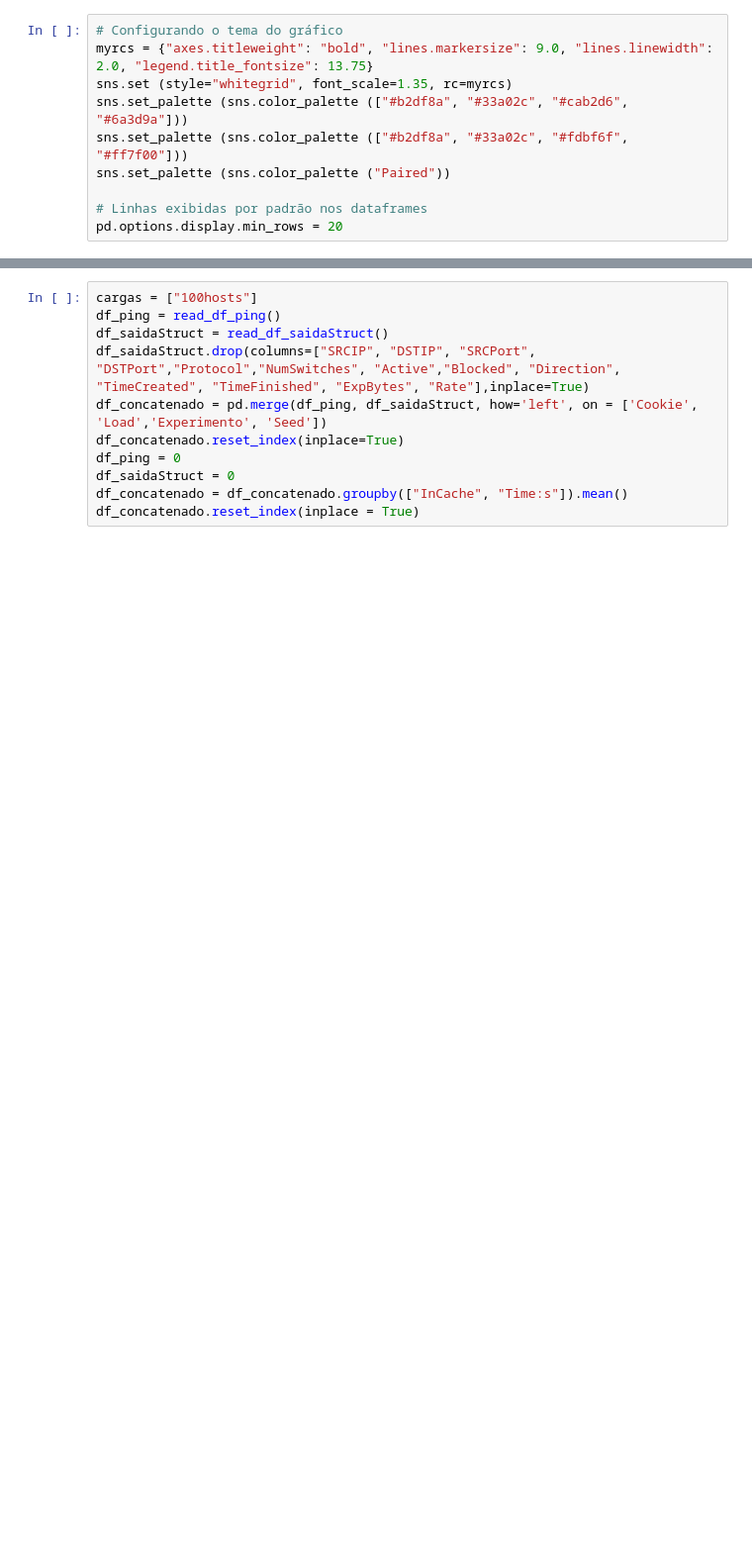
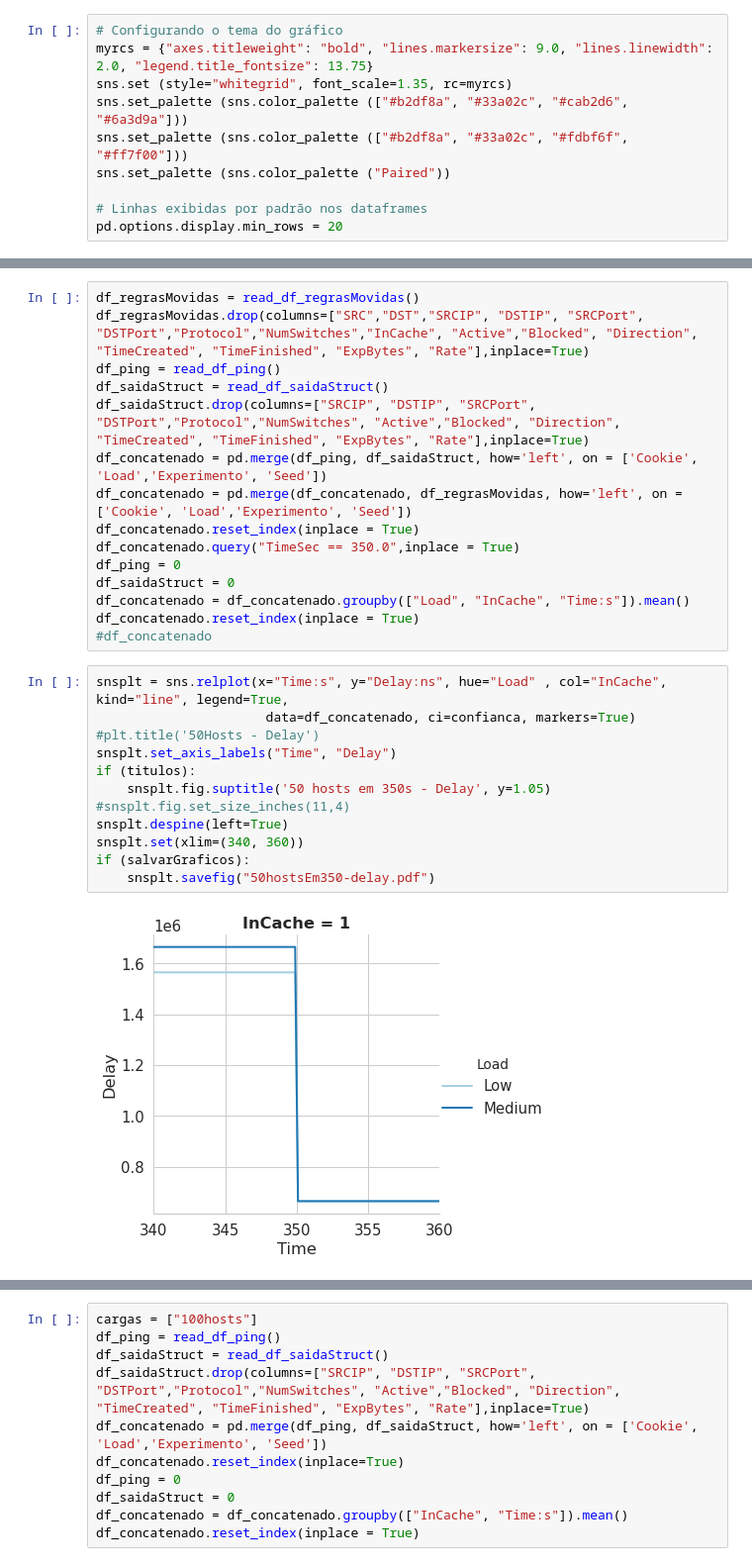
Before and after one commit to pedrobellotti/iperftestes, a Jupyter notebook: Simulacao/NovoArtigo/analisePingNovo.ipynb, the cells around one changed output, grey strips where cells are left out. Shown at 99% size. Saved outputs shown, nothing was run; the diff lists cells and outputs as text; blank space fills up the shorter version.

```diff
--- a/Simulacao/NovoArtigo/analisePingNovo.ipynb
+++ b/Simulacao/NovoArtigo/analisePingNovo.ipynb
@@ -100,2 +115,31 @@ def read_df_ping ():
     df_read.rename({"50hosts": "Low", "100hosts": "Medium", "150hosts": "High"}, inplace=True)
     return df_read
+# %%
+df_regrasMovidas = read_df_regrasMovidas()
+df_regrasMovidas.drop(columns=["SRC","DST","SRCIP", "DSTIP", "SRCPort", "DSTPort","Protocol","NumSwitches","InCache", "Active","Blocked", "Direction", "TimeCreated", "TimeFinished", "ExpBytes", "Rate"],inplace=True)
+df_ping = read_df_ping()
+df_saidaStruct = read_df_saidaStruct()
+df_saidaStruct.drop(columns=["SRCIP", "DSTIP", "SRCPort", "DSTPort","Protocol","NumSwitches", "Active","Blocked", "Direction", "TimeCreated", "TimeFinished", "ExpBytes", "Rate"],inplace=True)
+df_concatenado = pd.merge(df_ping, df_saidaStruct, how='left', on = ['Cookie', 'Load','Experimento', 'Seed'])
+df_concatenado = pd.merge(df_concatenado, df_regrasMovidas, how='left', on = ['Cookie', 'Load','Experimento', 'Seed'])
+df_concatenado.reset_index(inplace = True)
+df_concatenado.query("TimeSec == 350.0",inplace = True)
+df_ping = 0
+df_saidaStruct = 0
+df_concatenado = df_concatenado.groupby(["Load", "InCache", "Time:s"]).mean()
+df_concatenado.reset_index(inplace = True)
+#df_concatenado
+# %%
+snsplt = sns.relplot(x="Time:s", y="Delay:ns", hue="Load" , col="InCache", kind="line", legend=True,
+                      data=df_concatenado, ci=confianca, markers=True)
+#plt.title('50Hosts - Delay')
+snsplt.set_axis_labels("Time", "Delay")
+if (titulos):
+    snsplt.fig.suptitle('50 hosts em 350s - Delay', y=1.05)
+#snsplt.fig.set_size_inches(11,4)
+snsplt.despine(left=True)
+snsplt.set(xlim=(340, 360))
+if (salvarGraficos):
+    snsplt.savefig("50hostsEm350-delay.pdf")
+# %% [output]
+[figure, added]
```
Also changed, not shown: parts of 11 cells of this notebook.
